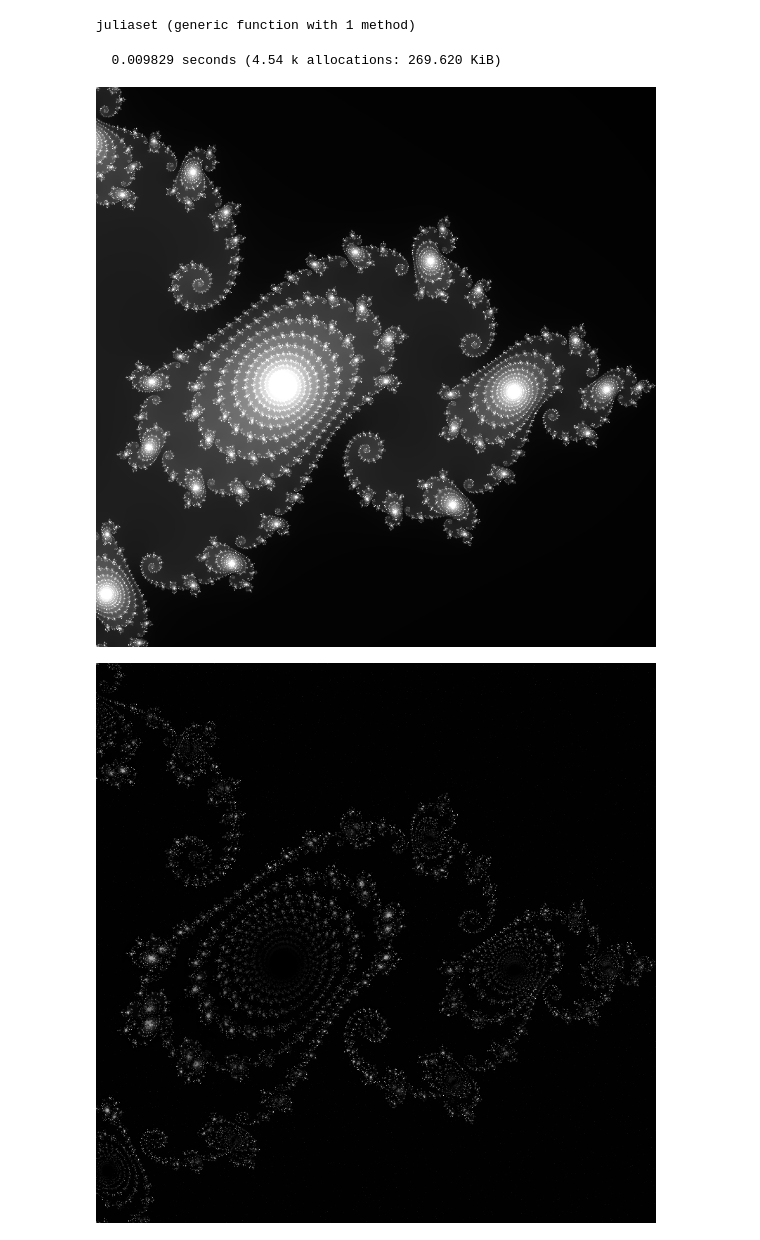
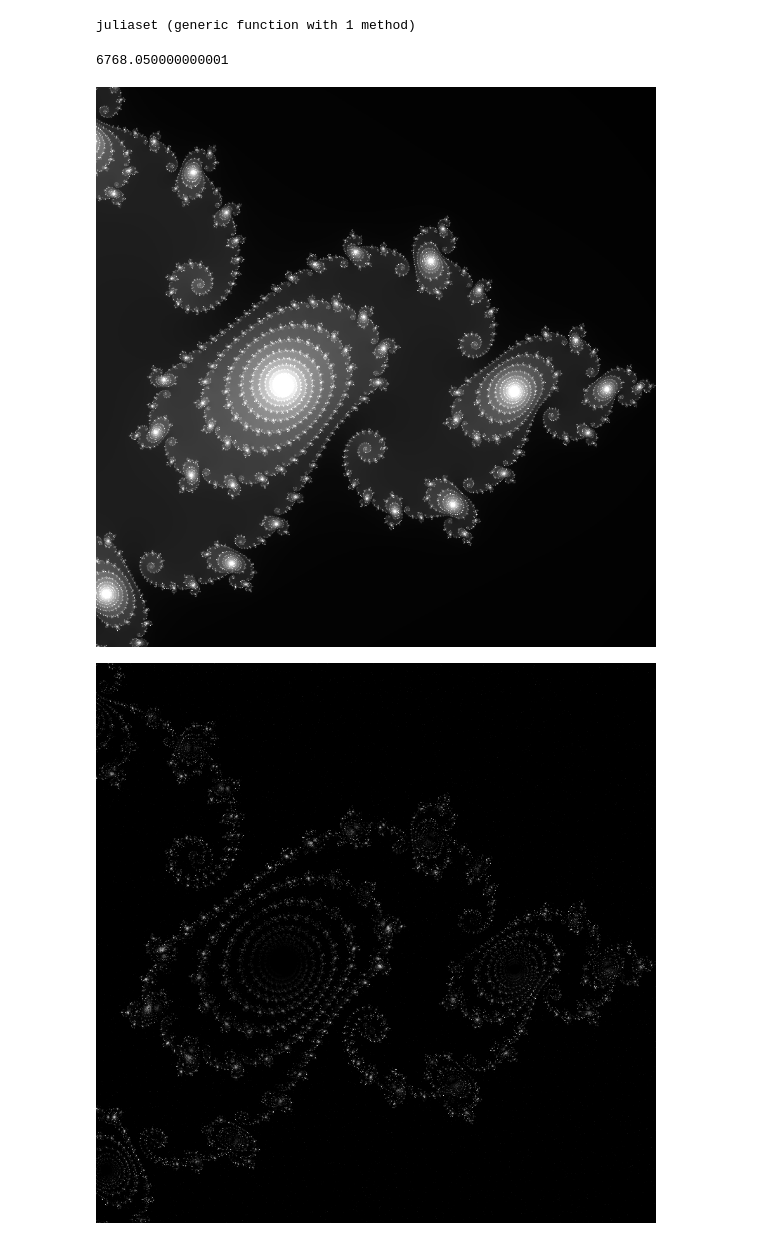
Before and after one commit to mrkn/notebooks, a Jupyter notebook: julia_set/JuliaSet.ipynb, the cells around one changed output. Drawn from its saved outputs; the diff is of its cells as text; code cells hidden in the pictures.

```diff
--- a/julia_set/JuliaSet.ipynb
+++ b/julia_set/JuliaSet.ipynb
@@ -32,12 +32,12 @@ end
 # %% [output]
 juliaset (generic function with 1 method)
 # %%
-img = juliaset(-0.75000-0.09900im; max_iteration=300)
-@time colorview(Gray, img)
+img = juliaset(-0.75111-0.09790im; max_iteration=300)
+diff = floor.((img - target_gray).^2 * 100) / 100
+display(sum(diff))
+display(colorview(Gray, img))
+Gray.(diff)
 # %% [output]
-  0.009829 seconds (4.54 k allocations: 269.620 KiB)
+6768.050000000001
-[figure, old version]
+[figure, new version]
+[figure, added]
-# %%
-diff = Gray.((img - target_gray).^2)
-# %% [output]
-[figure, removed]
```
